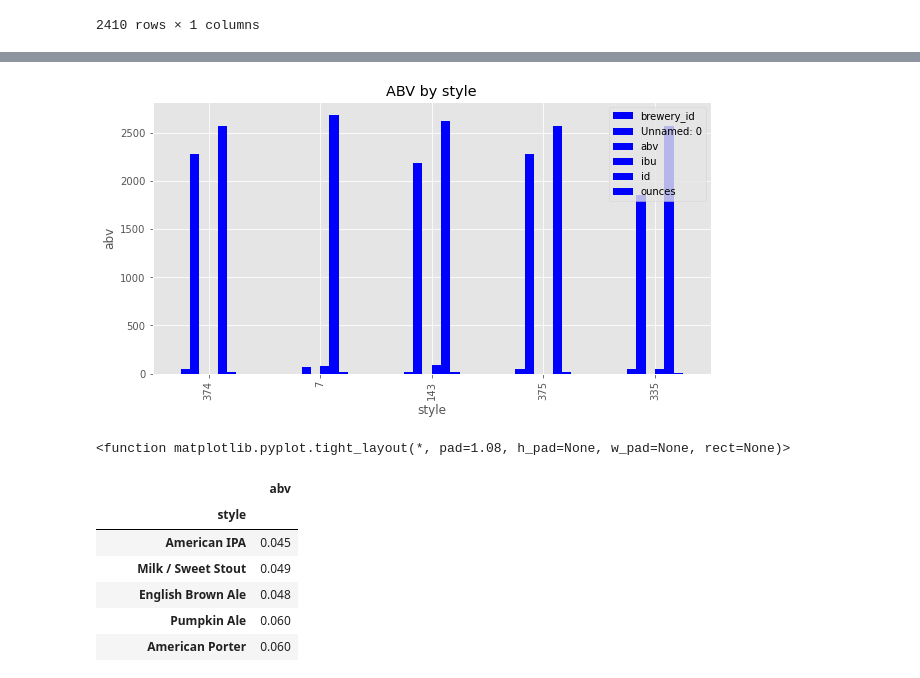
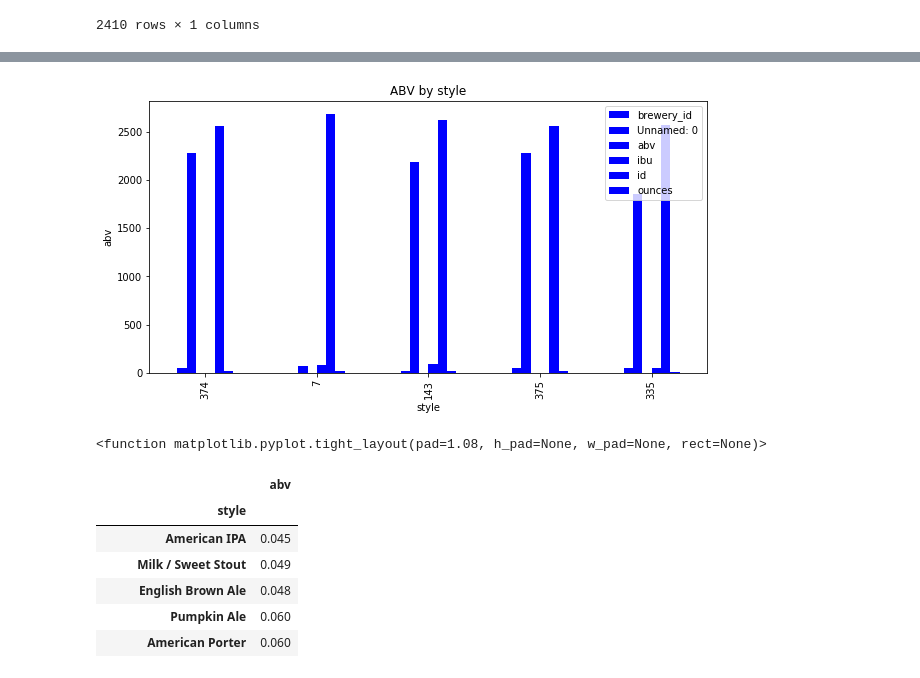
Before and after one commit to ItsGreyedOut/Brewery-Startup, a Jupyter notebook: resources/BeerStyles.ipynb, the cells around one changed output, grey strips where cells are left out. Saved outputs shown, nothing was run; the diff lists cells and outputs as text; code cells hidden in the pictures.

```diff
--- a/resources/BeerStyles.ipynb
+++ b/resources/BeerStyles.ipynb
@@ -139,8 +123,3 @@ state_and_style
 2410 rows × 1 columns
 # %%
 state_and_style_df = pd.DataFrame(state_and_style)
-# %%
-plt.style.use('ggplot')
-
-state_and_style_df.groupby(['state', 'style'])\
-      .style.count().unstack().plot.bar(legend=True, figsize=(50,10))
@@ -208,22 +197,20 @@ top_5
 # %%
 #state_chart = state_data.plot(kind='bar', facecolor="blue", figsize=(10,5))
 # plt.title("State Brewery Popularity")
 # state_chart.set_xlabel("State")
 # state_chart.set_ylabel("Number of Breweries")
 # plt.show()
 # plt.tight_layout
 
-xlabel = 'style'
-ylabel = 'abv'
 top_5_chart = top_5.plot(kind='bar', facecolor="blue", figsize=(10,5))
 plt.title("ABV by style")
 top_5_chart.set_xlabel("style")
 top_5_chart.set_ylabel("abv")
 plt.show()
 plt.tight_layout
 # %% [output]
-[figure, old version]
+[figure, new version]
-<function matplotlib.pyplot.tight_layout(*, pad=1.08, h_pad=None, w_pad=None, rect=None)>
+<function matplotlib.pyplot.tight_layout(pad=1.08, h_pad=None, w_pad=None, rect=None)>
 # %%
 abv_and_style = poop_df[["style","abv"]]
 abv_and_style = abv_and_style.set_index("style")
```
Also changed, not shown: parts of 20 cells of this notebook.
